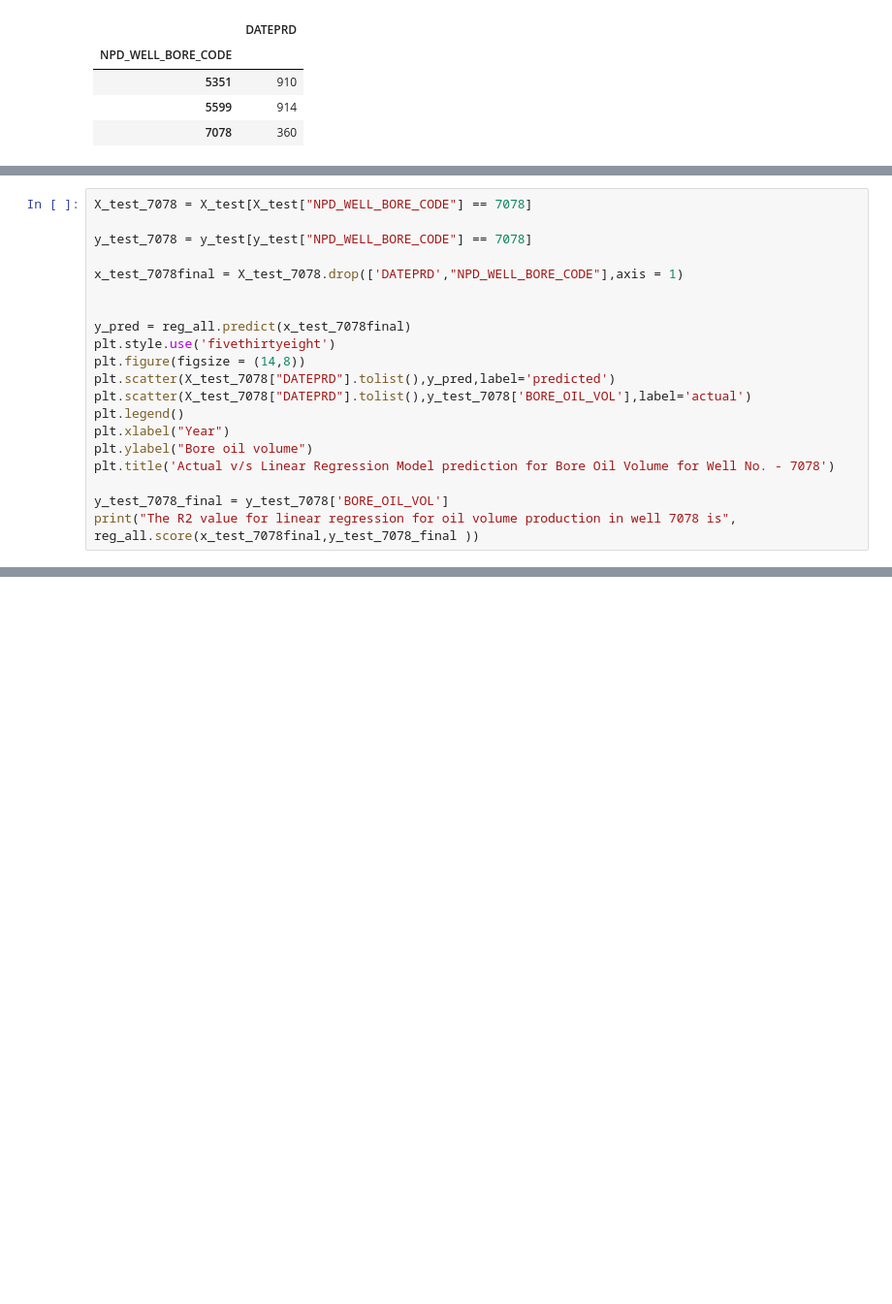
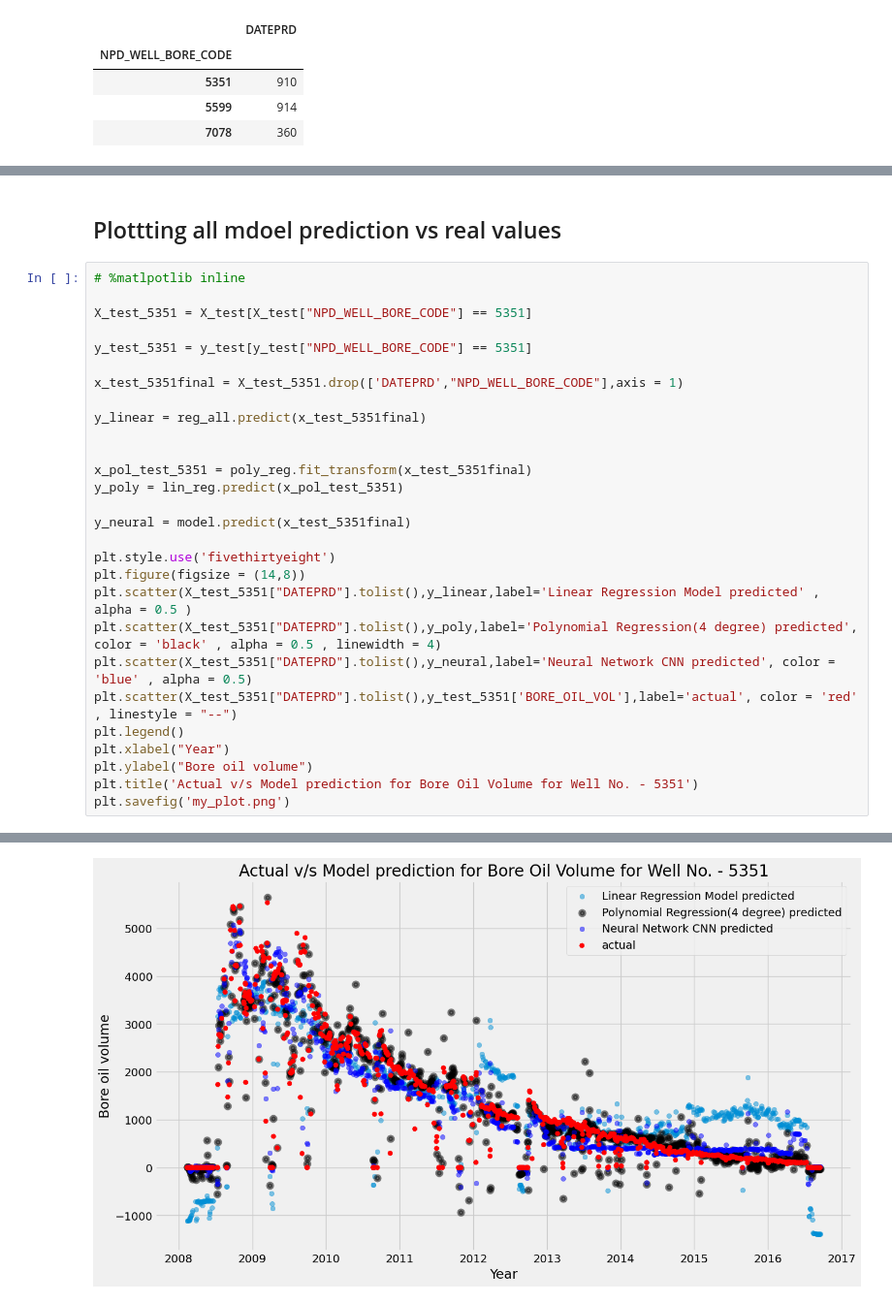
Before and after one commit to Lollyrana/Oil-production-using-ML, a Jupyter notebook: model.ipynb, the cells around one changed output, grey strips where cells are left out. Shown at 97% size. Drawn from its saved outputs; the diff is of its cells as text; blank space fills up the shorter version.

```diff
--- a/model.ipynb
+++ b/model.ipynb
@@ -396,20 +434,0 @@ KeyError: 1
-# %%
-X_test_7078 = X_test[X_test["NPD_WELL_BORE_CODE"] == 7078]
-
-y_test_7078 = y_test[y_test["NPD_WELL_BORE_CODE"] == 7078]
-
-x_test_7078final = X_test_7078.drop(['DATEPRD',"NPD_WELL_BORE_CODE"],axis = 1)
-
-
-y_pred = reg_all.predict(x_test_7078final)
-plt.style.use('fivethirtyeight')
-plt.figure(figsize = (14,8))
-plt.scatter(X_test_7078["DATEPRD"].tolist(),y_pred,label='predicted')
-plt.scatter(X_test_7078["DATEPRD"].tolist(),y_test_7078['BORE_OIL_VOL'],label='actual')
-plt.legend()
-plt.xlabel("Year")
-plt.ylabel("Bore oil volume")
-plt.title('Actual v/s Linear Regression Model prediction for Bore Oil Volume for Well No. - 7078')
-
-y_test_7078_final = y_test_7078['BORE_OIL_VOL']
-print("The R2 value for linear regression for oil volume production in well 7078 is", reg_all.score(x_test_7078final,y_test_7078_final ))
@@ -536,0 +618,31 @@ reg_all()
+# %% [markdown]
+## Plottting all mdoel prediction vs real values
+# %%
+# %matlpotlib inline
+
+X_test_5351 = X_test[X_test["NPD_WELL_BORE_CODE"] == 5351]
+
+y_test_5351 = y_test[y_test["NPD_WELL_BORE_CODE"] == 5351]
+
+x_test_5351final = X_test_5351.drop(['DATEPRD',"NPD_WELL_BORE_CODE"],axis = 1)
+
+y_linear = reg_all.predict(x_test_5351final)
+
+
+x_pol_test_5351 = poly_reg.fit_transform(x_test_5351final)
+y_poly = lin_reg.predict(x_pol_test_5351)
+
+y_neural = model.predict(x_test_5351final)
+
+plt.style.use('fivethirtyeight')
+plt.figure(figsize = (14,8))
+plt.scatter(X_test_5351["DATEPRD"].tolist(),y_linear,label='Linear Regression Model predicted' , alpha = 0.5 )
+plt.scatter(X_test_5351["DATEPRD"].tolist(),y_poly,label='Polynomial Regression(4 degree) predicted', color = 'black' , alpha = 0.5 , linewidth = 4)
+plt.scatter(X_test_5351["DATEPRD"].tolist(),y_neural,label='Neural Network CNN predicted', color = 'blue' , alpha = 0.5)
+plt.scatter(X_test_5351["DATEPRD"].tolist(),y_test_5351['BORE_OIL_VOL'],label='actual', color = 'red' , linestyle = "--")
+plt.legend()
+plt.xlabel("Year")
+plt.ylabel("Bore oil volume")
+plt.title('Actual v/s Model prediction for Bore Oil Volume for Well No. - 5351')
+plt.savefig('my_plot.png')
+# %% [output]
@@ -536,0 +650 @@ reg_all()
+[figure, added]
```
Also changed, not shown: parts of 67 cells of this notebook, 2 other files.
